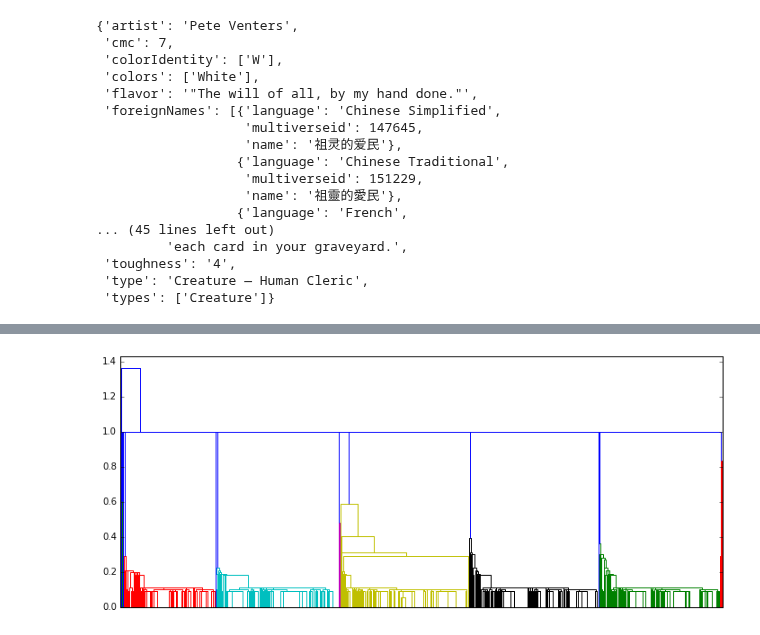
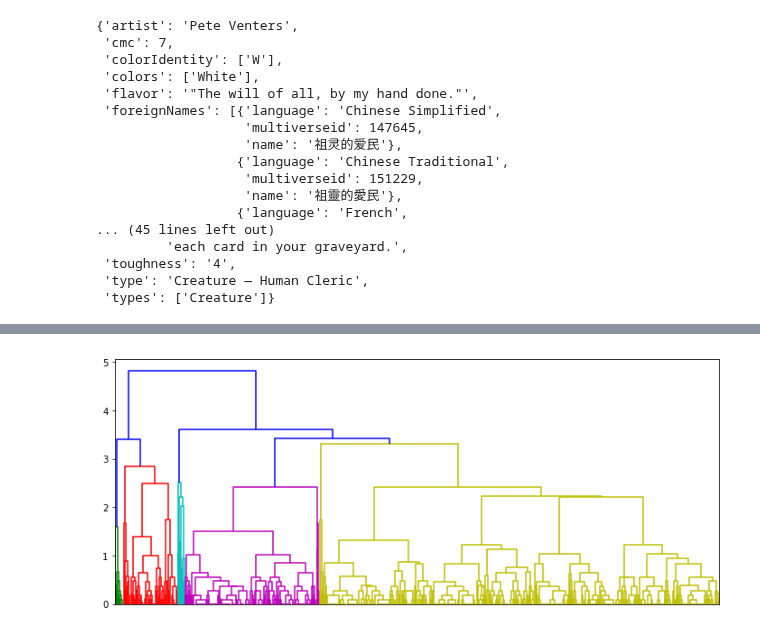
Before and after one commit to rsotoc/pattern-recognition, a Jupyter notebook: Clustering III.ipynb, the cells around one changed output, grey strips where cells are left out. Saved outputs shown, nothing was run; the diff lists cells and outputs as text; code cells hidden in the pictures.

```diff
--- a/Clustering III.ipynb
+++ b/Clustering III.ipynb
@@ -1601,10 +1600,10 @@ for iu, u in mtgl.iterrows():
     x += 1
 
 cdml = distance.squareform(dml)
-ZMl = linkage(cdml, 'single')
-
-plt.figure(figsize=(12, 5))
-dendrogram(ZMl, no_labels = True)
-plt.show()
-# %% [output]
-[figure, removed]
+# %%
+ZMl = linkage(cdml, 'complete')
+plt.figure(figsize=(12, 5))
+dendrogram(ZMl, no_labels = True)
+plt.show()
+# %% [output]
+[figure, added]
```
Also changed, not shown: parts of 7 cells of this notebook.
